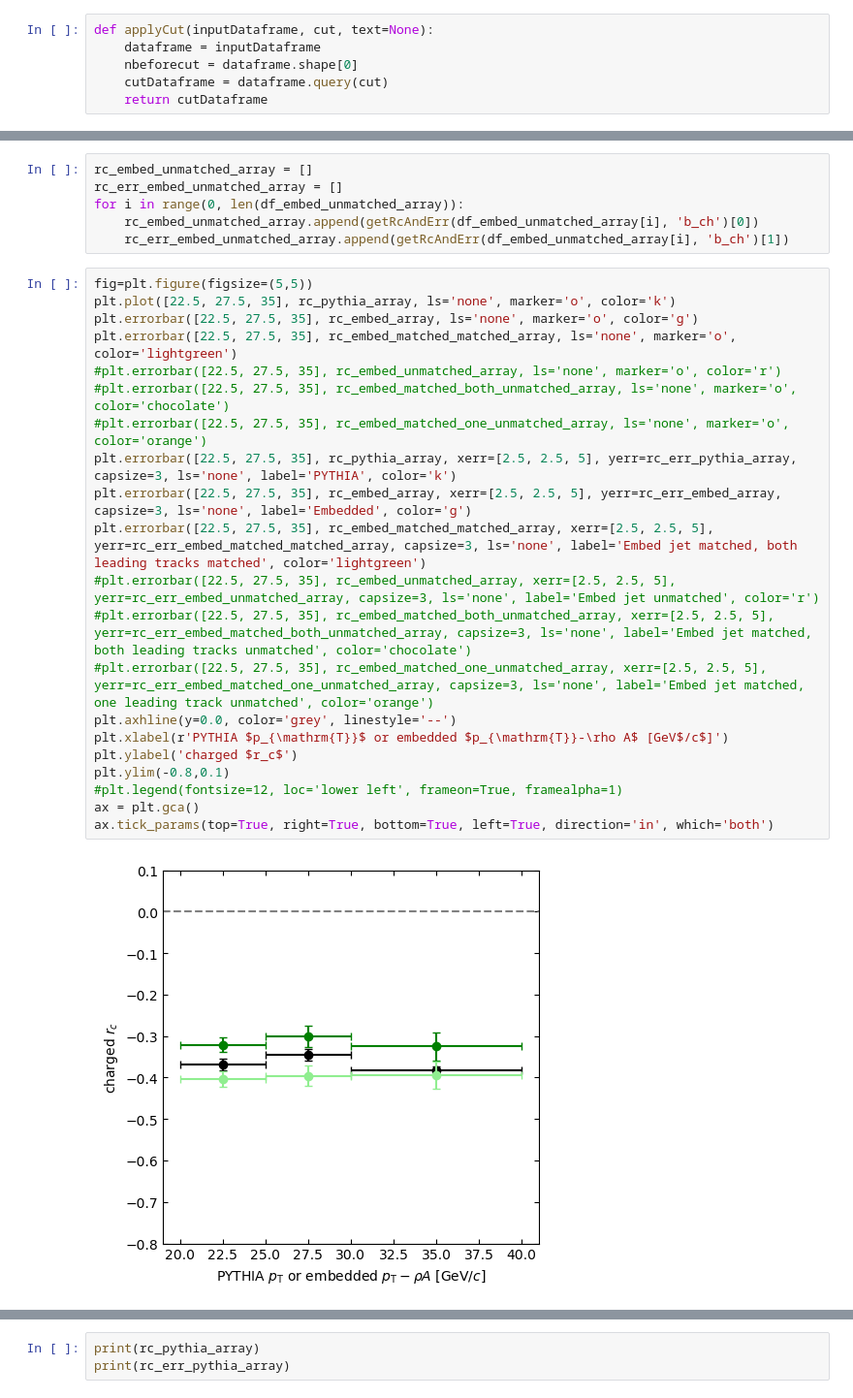
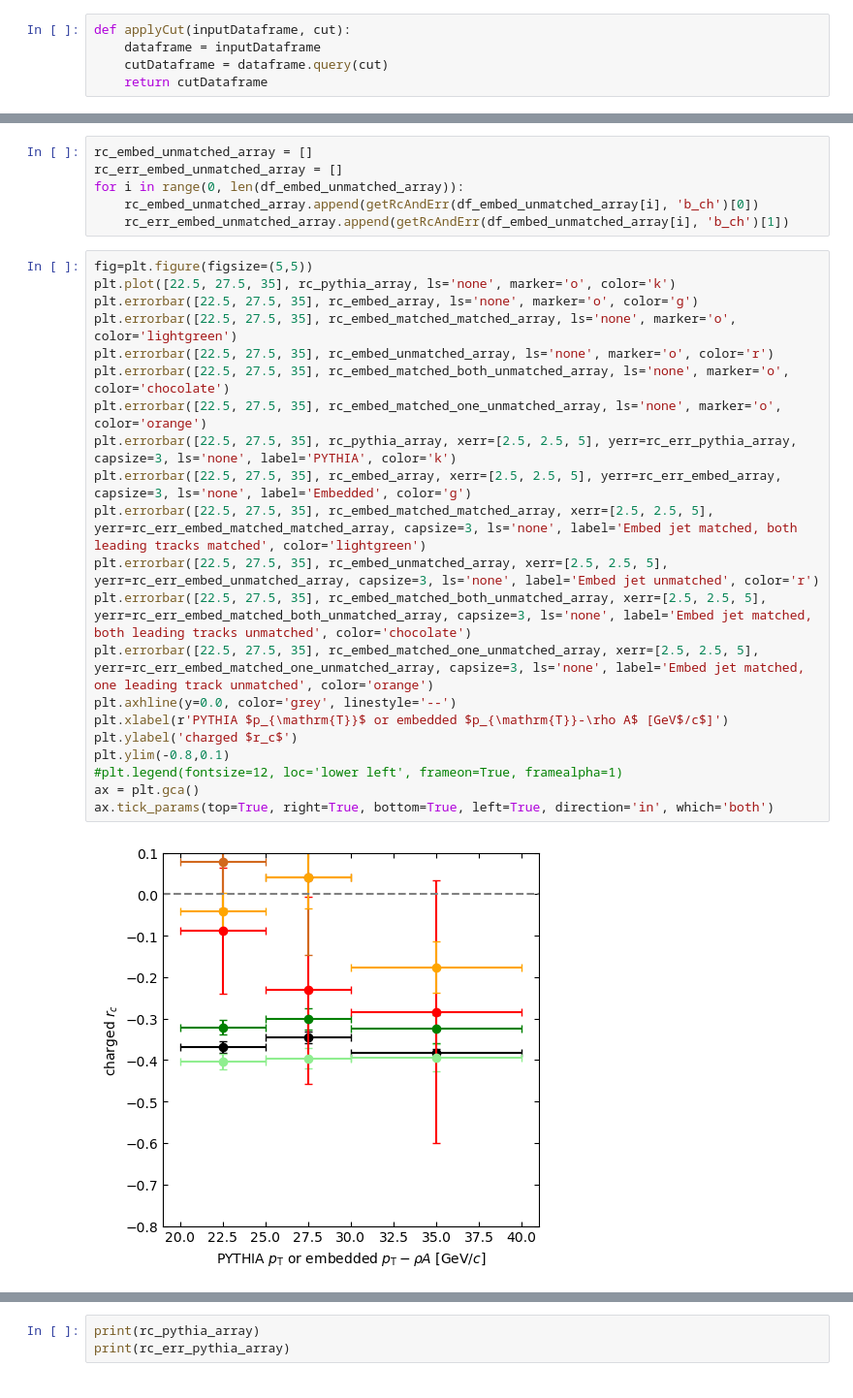
Before and after one commit to y-song/rc, a Jupyter notebook: isobar/embedding/central.ipynb, the cells around one changed output, grey strips where cells are left out. Shown at 97% size. Cells and saved outputs as stored; diff of their text form.

```diff
--- a/isobar/embedding/central.ipynb
+++ b/isobar/embedding/central.ipynb
@@ -4,9 +4,8 @@ import pandas as pd
 import matplotlib.pyplot as plt
 import uproot
 # %%
-def applyCut(inputDataframe, cut, text=None):
+def applyCut(inputDataframe, cut):
     dataframe = inputDataframe
-    nbeforecut = dataframe.shape[0]
     cutDataframe = dataframe.query(cut)
     return cutDataframe
 # %%
@@ -516,23 +515,23 @@ for i in range(0, len(df_embed_unmatched_array)):
 # %%
 fig=plt.figure(figsize=(5,5))
 plt.plot([22.5, 27.5, 35], rc_pythia_array, ls='none', marker='o', color='k')
 plt.errorbar([22.5, 27.5, 35], rc_embed_array, ls='none', marker='o', color='g')
 plt.errorbar([22.5, 27.5, 35], rc_embed_matched_matched_array, ls='none', marker='o', color='lightgreen')
-#plt.errorbar([22.5, 27.5, 35], rc_embed_unmatched_array, ls='none', marker='o', color='r')
-#plt.errorbar([22.5, 27.5, 35], rc_embed_matched_both_unmatched_array, ls='none', marker='o', color='chocolate')
-#plt.errorbar([22.5, 27.5, 35], rc_embed_matched_one_unmatched_array, ls='none', marker='o', color='orange')
+plt.errorbar([22.5, 27.5, 35], rc_embed_unmatched_array, ls='none', marker='o', color='r')
+plt.errorbar([22.5, 27.5, 35], rc_embed_matched_both_unmatched_array, ls='none', marker='o', color='chocolate')
+plt.errorbar([22.5, 27.5, 35], rc_embed_matched_one_unmatched_array, ls='none', marker='o', color='orange')
 plt.errorbar([22.5, 27.5, 35], rc_pythia_array, xerr=[2.5, 2.5, 5], yerr=rc_err_pythia_array, capsize=3, ls='none', label='PYTHIA', color='k')
 plt.errorbar([22.5, 27.5, 35], rc_embed_array, xerr=[2.5, 2.5, 5], yerr=rc_err_embed_array, capsize=3, ls='none', label='Embedded', color='g')
 plt.errorbar([22.5, 27.5, 35], rc_embed_matched_matched_array, xerr=[2.5, 2.5, 5], yerr=rc_err_embed_matched_matched_array, capsize=3, ls='none', label='Embed jet matched, both leading tracks matched', color='lightgreen')
-#plt.errorbar([22.5, 27.5, 35], rc_embed_unmatched_array, xerr=[2.5, 2.5, 5], yerr=rc_err_embed_unmatched_array, capsize=3, ls='none', label='Embed jet unmatched', color='r')
-#plt.errorbar([22.5, 27.5, 35], rc_embed_matched_both_unmatched_array, xerr=[2.5, 2.5, 5], yerr=rc_err_embed_matched_both_unmatched_array, capsize=3, ls='none', label='Embed jet matched, both leading tracks unmatched', color='chocolate')
-#plt.errorbar([22.5, 27.5, 35], rc_embed_matched_one_unmatched_array, xerr=[2.5, 2.5, 5], yerr=rc_err_embed_matched_one_unmatched_array, capsize=3, ls='none', label='Embed jet matched, one leading track unmatched', color='orange')
+plt.errorbar([22.5, 27.5, 35], rc_embed_unmatched_array, xerr=[2.5, 2.5, 5], yerr=rc_err_embed_unmatched_array, capsize=3, ls='none', label='Embed jet unmatched', color='r')
+plt.errorbar([22.5, 27.5, 35], rc_embed_matched_both_unmatched_array, xerr=[2.5, 2.5, 5], yerr=rc_err_embed_matched_both_unmatched_array, capsize=3, ls='none', label='Embed jet matched, both leading tracks unmatched', color='chocolate')
+plt.errorbar([22.5, 27.5, 35], rc_embed_matched_one_unmatched_array, xerr=[2.5, 2.5, 5], yerr=rc_err_embed_matched_one_unmatched_array, capsize=3, ls='none', label='Embed jet matched, one leading track unmatched', color='orange')
 plt.axhline(y=0.0, color='grey', linestyle='--')
 plt.xlabel(r'PYTHIA $p_{\mathrm{T}}$ or embedded $p_{\mathrm{T}}-\rho A$ [GeV$/c$]')
 plt.ylabel('charged $r_c$')
 plt.ylim(-0.8,0.1)
 #plt.legend(fontsize=12, loc='lower left', frameon=True, framealpha=1)
 ax = plt.gca()
 ax.tick_params(top=True, right=True, bottom=True, left=True, direction='in', which='both')
 # %% [output]
-[figure, old version]
+[figure, new version]
```
Also changed, not shown: parts of 3 cells of this notebook, 11 other files.
